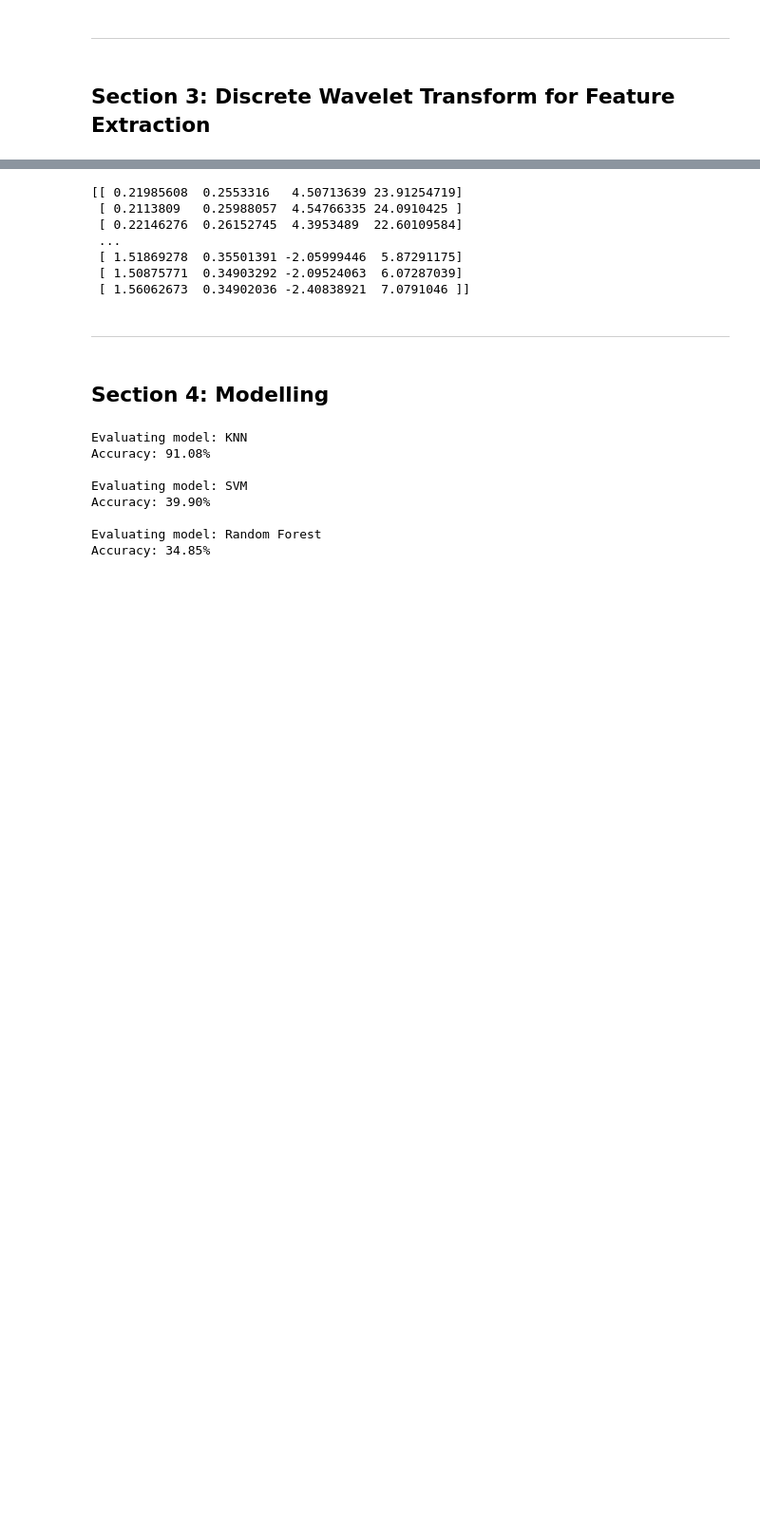
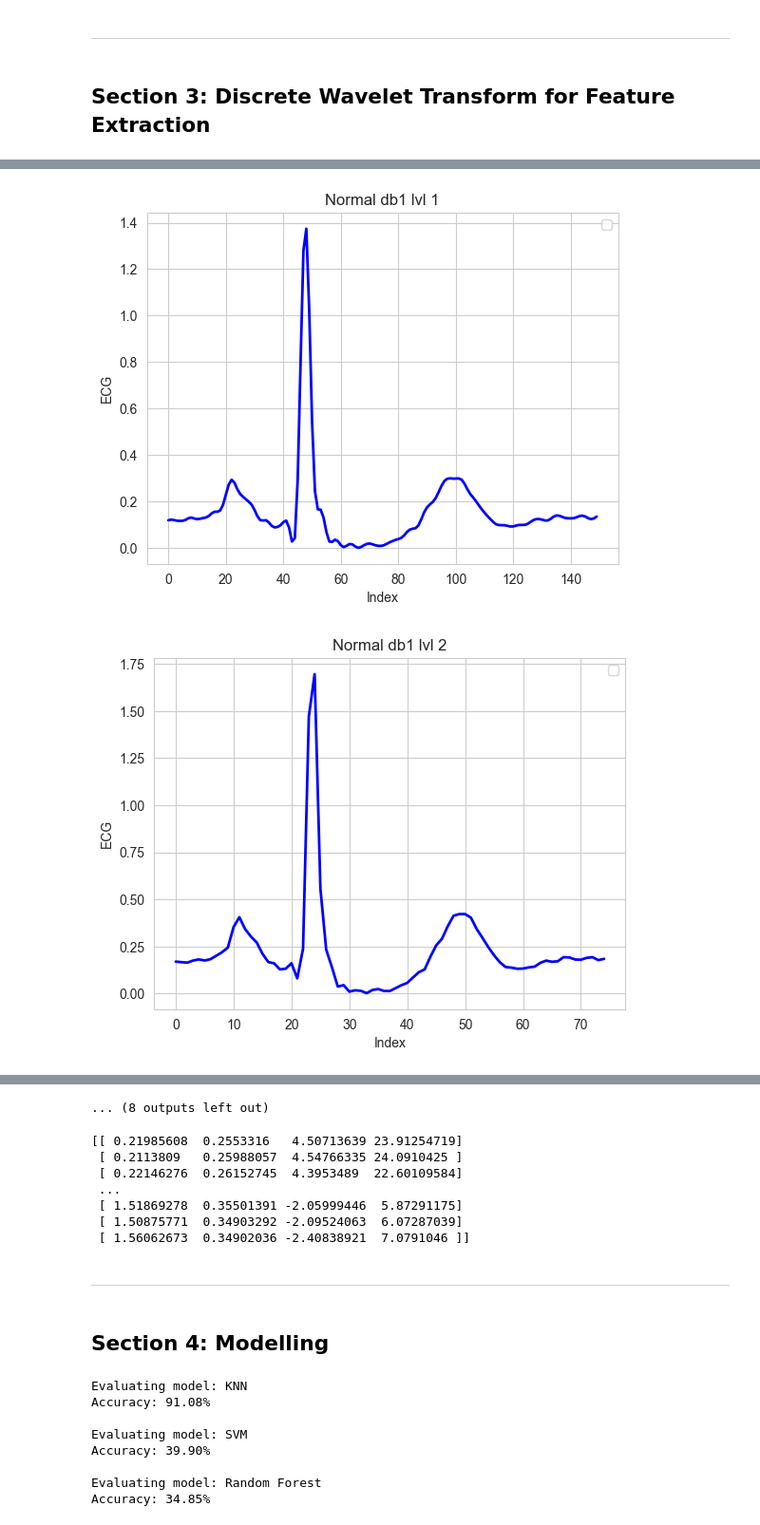
Before and after one commit to DSP-project-ECG/ECG-Classifier-for-LBBB-Detection, a Jupyter notebook: Notebook.ipynb, the cells around one changed output, grey strips where cells are left out. Shown at 95% size. Drawn from its saved outputs; the diff is of its cells as text; code cells hidden in the pictures; blank space fills up the shorter version.

Commit message:
plot all combinations for lvls and db

```diff
--- a/Notebook.ipynb
+++ b/Notebook.ipynb
@@ -171,0 +192,15 @@ plot_signal_comparison(train_lbbb, processed_lbbb_train, 360)
+# %%
+for i in range(4):
+    for j in range(5):
+        WAVELET_FAMILY = 'db' + str(i + 1)
+        LEVEL = j + 1
+        train_app=[]
+        test_app=[]
+        for signal in range(5):
+            train_coeff=pywt.wavedec(processed_normal_train.iloc[signal].values,wavelet=WAVELET_FAMILY,level=LEVEL)
+            train_app.append(train_coeff[0])
+
+        plot(train_app[0],"Normal " + WAVELET_FAMILY + " lvl " + str(LEVEL))
+# %% [output]
+[figure, added]
+[figure, added]
@@ -172,3 +217,4 @@ plot_signal_comparison(train_lbbb, processed_lbbb_train, 360)
+... (8 outputs left out)
 # %%
 processed_normal_train['label'] = 0
 processed_lbbb_train['label'] = 1
```
Also changed, not shown: parts of 5 cells of this notebook, 1 other file.
